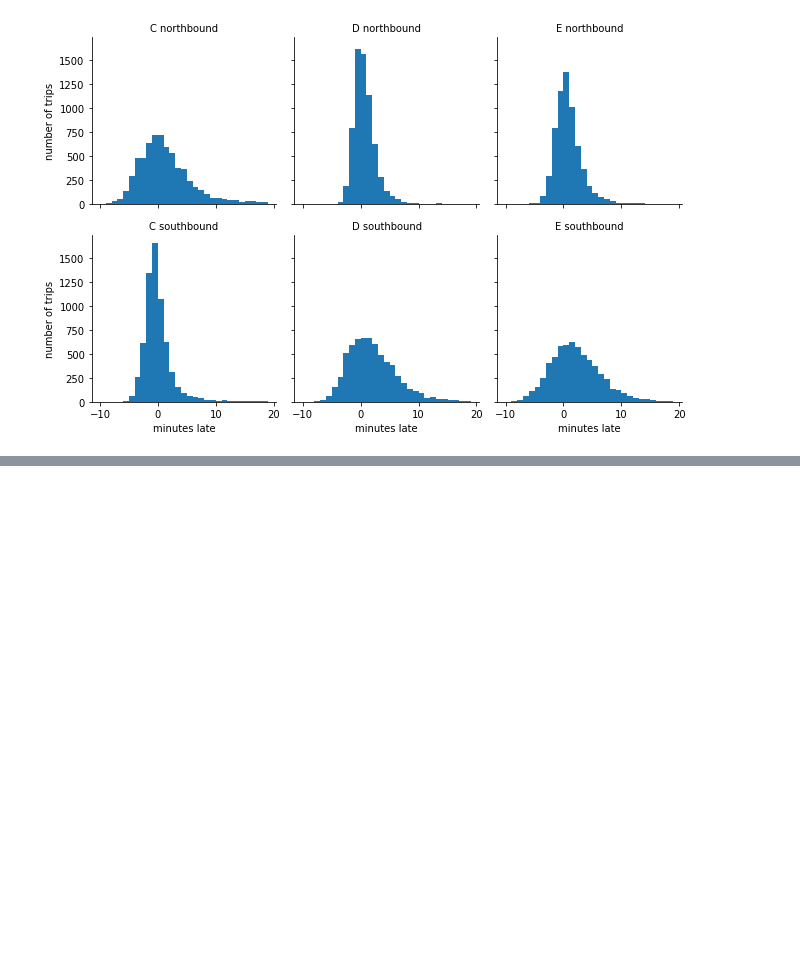
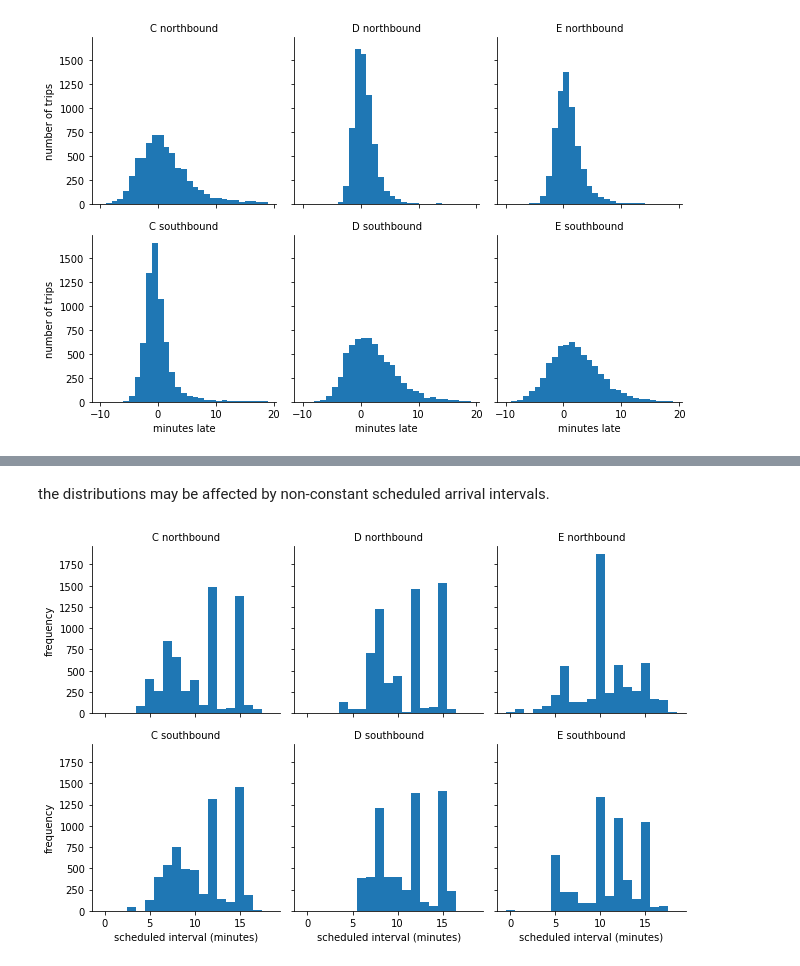
Before and after one commit to luisdomin5/from-excel-to-pandas, a Jupyter notebook: notebooks/08.01_Logistics_analysis.ipynb, the cells around one changed output, grey strips where cells are left out. Saved outputs shown, nothing was run; the diff lists cells and outputs as text; code cells hidden in the pictures; blank space fills up the shorter version.

```diff
--- a/notebooks/08.01_Logistics_analysis.ipynb
+++ b/notebooks/08.01_Logistics_analysis.ipynb
@@ -192,0 +291,9 @@ g.set_axis_labels('minutes late', 'number of trips');
+# %% [markdown]
+the distributions may be affected by non-constant scheduled arrival intervals.
+# %%
+g = sns.FacetGrid(fixed_trip_intervals, row="direction", col="route")
+g.map(plt.hist, "scheduled_interval", bins=np.arange(20) - 0.5)
+g.set_titles('{col_name} {row_name}')
+g.set_axis_labels('scheduled interval (minutes)', 'frequency');
+# %% [output]
+[figure, added]
```
Also changed, not shown: parts of 11 cells of this notebook.
